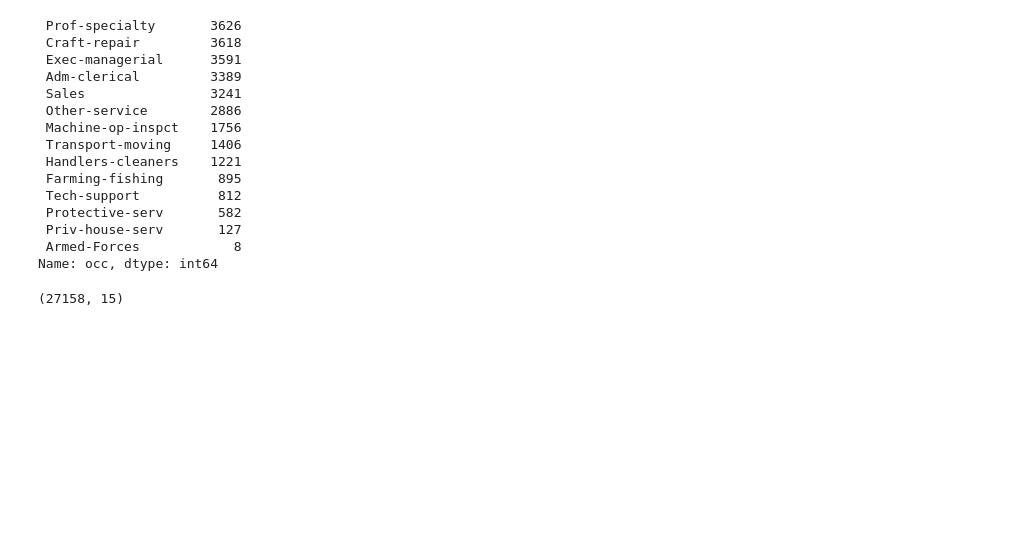
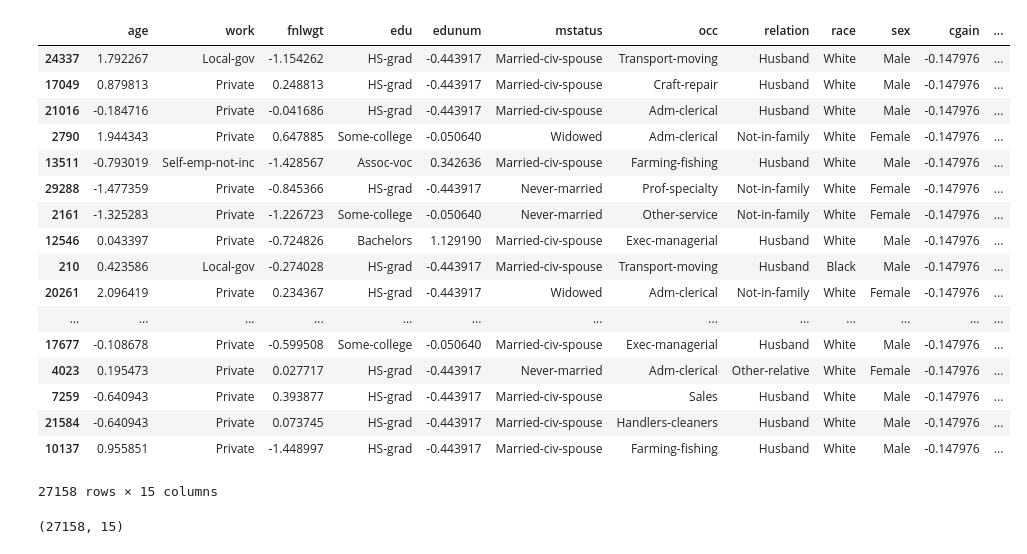
Before and after one commit to zhiyingq/cs273pj, a Jupyter notebook: data_process.ipynb, the cells around one changed output. Saved outputs shown, nothing was run; the diff lists cells and outputs as text; code cells hidden in the pictures; blank space fills up the shorter version.

```diff
--- a/data_process.ipynb
+++ b/data_process.ipynb
@@ -14,23 +14,26 @@ test_file_path = "data/adult.test"
 train, val, test = load_all_data(train_file_path, test_file_path, valid_rate=0.1, is_df=True, norm=True, one_hot=False)
 train_X, train_Y, val_X, val_Y, test_X, test_Y = load_all_data(train_file_path, test_file_path, valid_rate=0.1, is_df=False, norm=True, one_hot=True)
 # %%
-train['occ'].value_counts()
+train
 # %% [output]
+|  | age | work | fnlwgt | edu | edunum | mstatus | occ | relation | race | sex | cgain | ... |
+| 24337 | 1.792267 | Local-gov | -1.154262 | HS-grad | -0.443917 | Married-civ-spouse | Transport-moving | Husband | White | Male | -0.147976 | ... |
+| 17049 | 0.879813 | Private | 0.248813 | HS-grad | -0.443917 | Married-civ-spouse | Craft-repair | Husband | White | Male | -0.147976 | ... |
+| 21016 | -0.184716 | Private | -0.041686 | HS-grad | -0.443917 | Married-civ-spouse | Adm-clerical | Husband | White | Male | -0.147976 | ... |
+| 2790 | 1.944343 | Private | 0.647885 | Some-college | -0.050640 | Widowed | Adm-clerical | Not-in-family | White | Female | -0.147976 | ... |
+| 13511 | -0.793019 | Self-emp-not-inc | -1.428567 | Assoc-voc | 0.342636 | Married-civ-spouse | Farming-fishing | Husband | White | Male | -0.147976 | ... |
+| 29288 | -1.477359 | Private | -0.845366 | HS-grad | -0.443917 | Never-married | Prof-specialty | Not-in-family | White | Female | -0.147976 | ... |
+| 2161 | -1.325283 | Private | -1.226723 | Some-college | -0.050640 | Never-married | Other-service | Not-in-family | White | Female | -0.147976 | ... |
+| 12546 | 0.043397 | Private | -0.724826 | Bachelors | 1.129190 | Married-civ-spouse | Exec-managerial | Husband | White | Male | -0.147976 | ... |
+| 210 | 0.423586 | Local-gov | -0.274028 | HS-grad | -0.443917 | Married-civ-spouse | Transport-moving | Husband | Black | Male | -0.147976 | ... |
+| 20261 | 2.096419 | Private | 0.234367 | HS-grad | -0.443917 | Widowed | Adm-clerical | Not-in-family | White | Female | -0.147976 | ... |
+| ... | ... | ... | ... | ... | ... | ... | ... | ... | ... | ... | ... | ... |
+| 17677 | -0.108678 | Private | -0.599508 | Some-college | -0.050640 | Married-civ-spouse | Exec-managerial | Husband | White | Male | -0.147976 | ... |
+| 4023 | 0.195473 | Private | 0.027717 | HS-grad | -0.443917 | Never-married | Adm-clerical | Other-relative | White | Female | -0.147976 | ... |
+| 7259 | -0.640943 | Private | 0.393877 | HS-grad | -0.443917 | Married-civ-spouse | Sales | Husband | White | Male | -0.147976 | ... |
+| 21584 | -0.640943 | Private | 0.073745 | HS-grad | -0.443917 | Married-civ-spouse | Handlers-cleaners | Husband | White | Male | -0.147976 | ... |
+| 10137 | 0.955851 | Private | -1.448997 | HS-grad | -0.443917 | Married-civ-spouse | Farming-fishing | Husband | White | Male | -0.147976 | ... |
- Prof-specialty       3626
- Craft-repair         3618
- Exec-managerial      3591
- Adm-clerical         3389
- Sales                3241
- Other-service        2886
- Machine-op-inspct    1756
- Transport-moving     1406
- Handlers-cleaners    1221
- Farming-fishing       895
- Tech-support          812
- Protective-serv       582
- Priv-house-serv       127
- Armed-Forces            8
-Name: occ, dtype: int64
+27158 rows × 15 columns
 # %%
 train.shape
 # %% [output]
```
Also changed, not shown: 1 other file.
